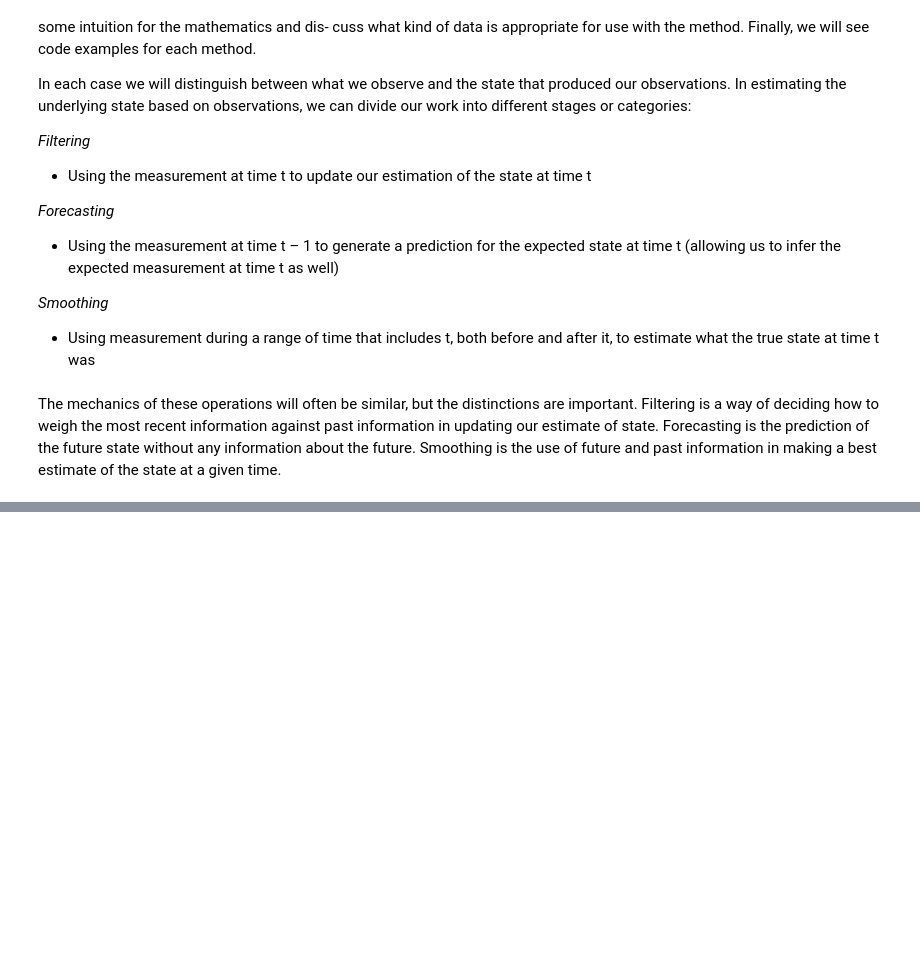
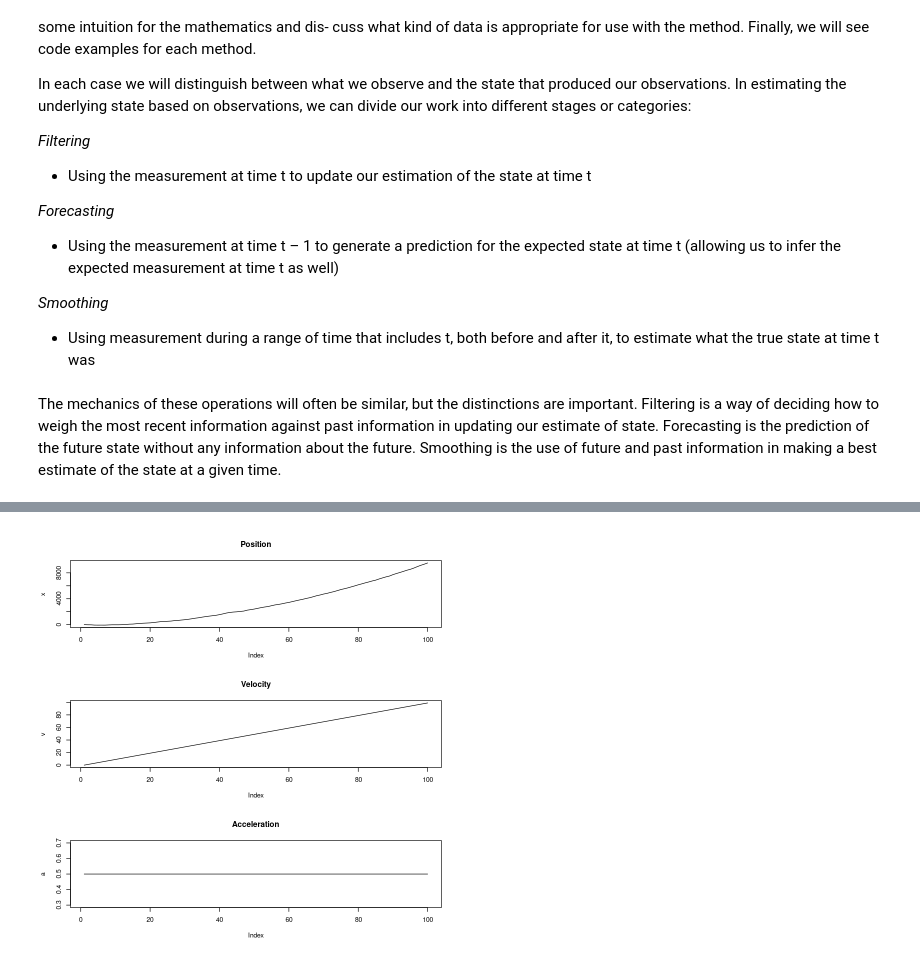
Before and after one commit to cmarsa/ptsa, a Jupyter notebook: chapter_07/state_space_models.ipynb, the cells around one changed output, grey strips where cells are left out. Drawn from its saved outputs; the diff is of its cells as text; code cells hidden in the pictures; blank space fills up the shorter version.

```diff
--- a/chapter_07/state_space_models.ipynb
+++ b/chapter_07/state_space_models.ipynb
@@ -79,0 +219,22 @@ time.
+# %%
+# rocket will take 100 time steps
+ts_length <- 100
+
+# acceleration will drive the motion
+a <- rep(0.5, ts_length)
+
+# position and velocity start at 0
+x <- rep(0, ts_length)
+v <- rep(0, ts_length)
+for (ts in 2:ts_length) {
+    x[ts] <- v[ts - 1] * 2 + x[ts - 1] + 1/2 * a[ts - 1] ^ 2
+    x[ts] <- x[ts] + rnorm(1, sd = 20) # stochastic component
+    v[ts] <- v[ts - 1] + 2 * a[ts - 1]
+}
+# %%
+par(mfrow = c(3, 1))
+plot(x, main = 'Position', type = 'l')
+plot(v, main = 'Velocity', type = 'l')
+plot(a, main = 'Acceleration', type = 'l')
+# %% [output]
+[figure, added]
```
Also changed, not shown: parts of 29 cells of this notebook.
